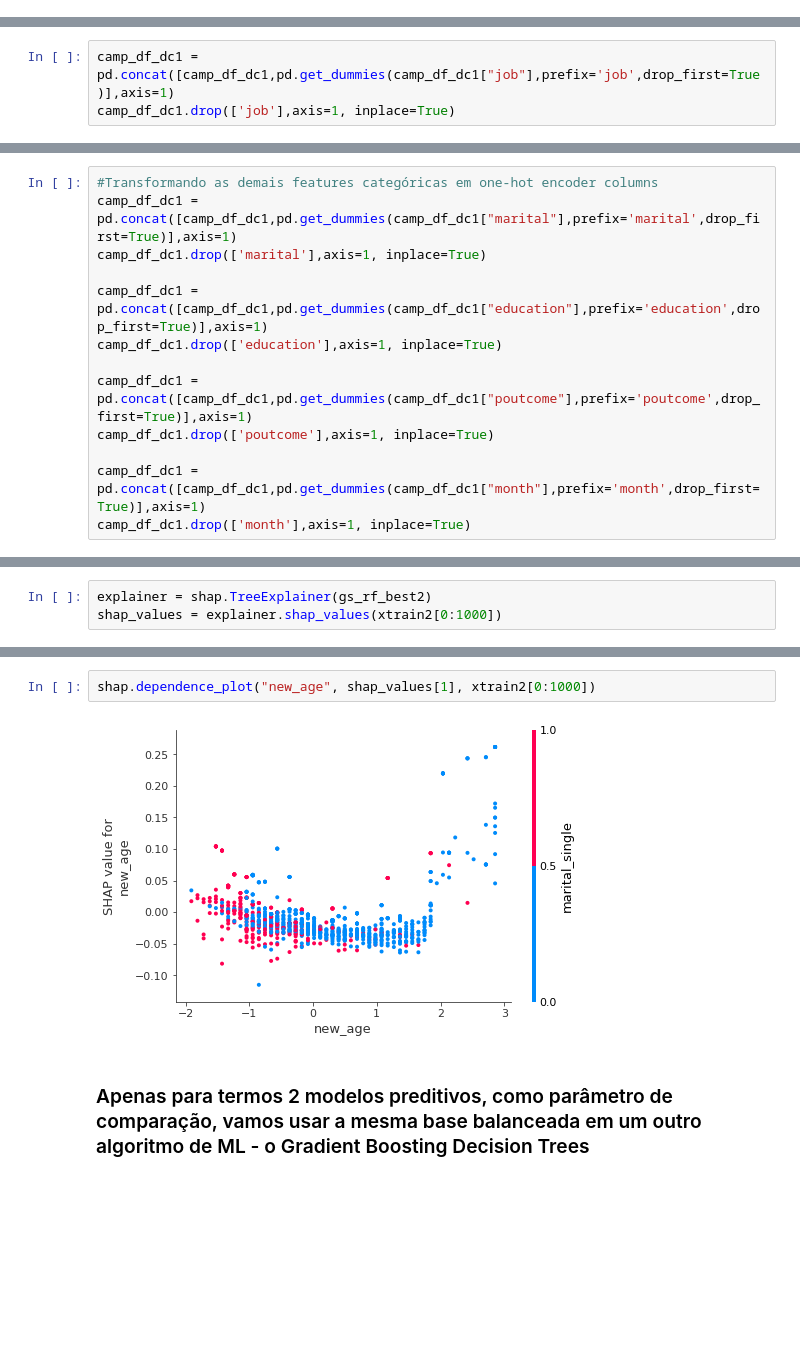
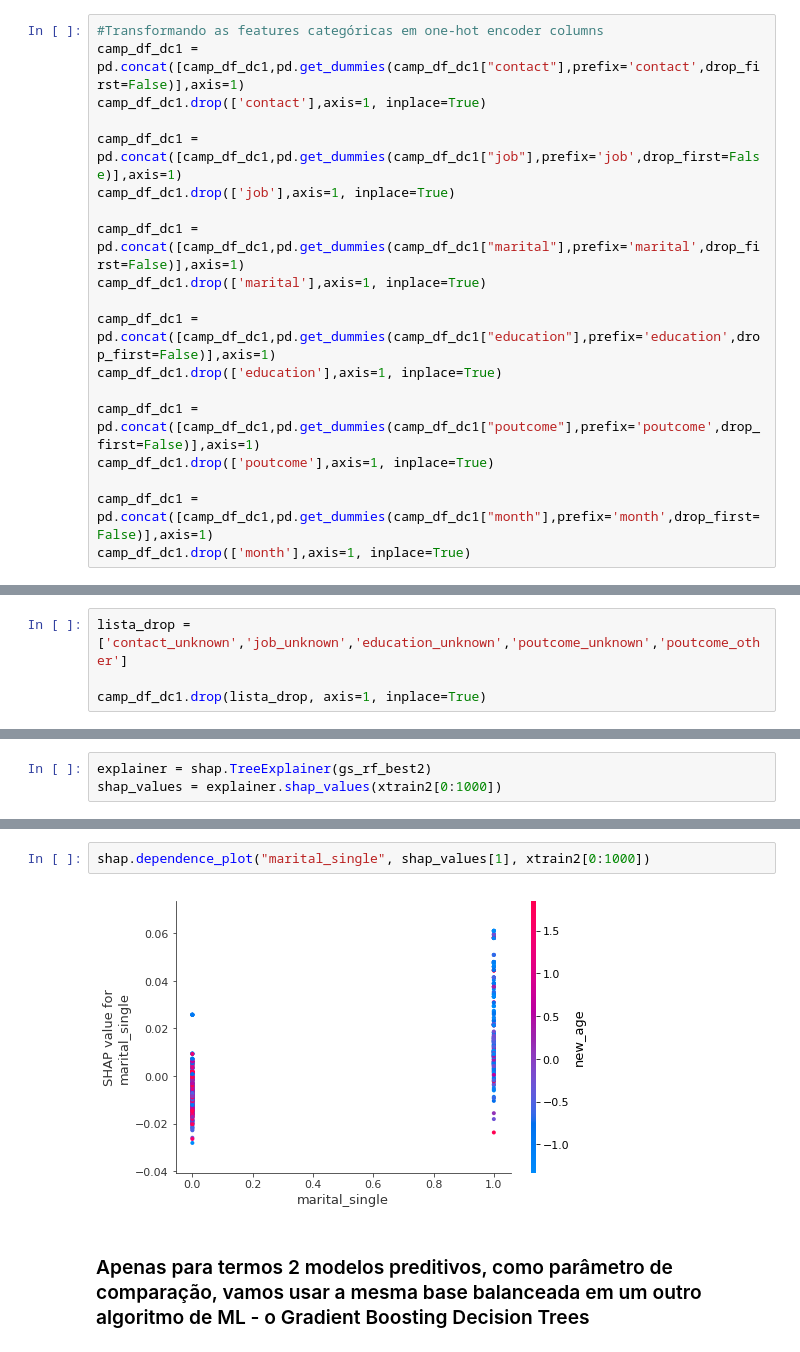
Before and after one commit to robertosp87/data-insight-assessment, a Jupyter notebook: Data_Insight_Assessment_T10_HN_RS.ipynb, the cells around one changed output, grey strips where cells are left out. Cells and saved outputs as stored; diff of their text form; blank space fills up the shorter version.

```diff
--- a/Data_Insight_Assessment_T10_HN_RS.ipynb
+++ b/Data_Insight_Assessment_T10_HN_RS.ipynb
@@ -402,3 +397,22 @@ camp_df_dc1.drop(['contact'],axis=1, inplace=True)
+# %%
+#Transformando as features categóricas em one-hot encoder columns
+camp_df_dc1 = pd.concat([camp_df_dc1,pd.get_dummies(camp_df_dc1["contact"],prefix='contact',drop_first=False)],axis=1)
+camp_df_dc1.drop(['contact'],axis=1, inplace=True)
+
+camp_df_dc1 = pd.concat([camp_df_dc1,pd.get_dummies(camp_df_dc1["job"],prefix='job',drop_first=False)],axis=1)
+camp_df_dc1.drop(['job'],axis=1, inplace=True)
+
+camp_df_dc1 = pd.concat([camp_df_dc1,pd.get_dummies(camp_df_dc1["marital"],prefix='marital',drop_first=False)],axis=1)
+camp_df_dc1.drop(['marital'],axis=1, inplace=True)
+
+camp_df_dc1 = pd.concat([camp_df_dc1,pd.get_dummies(camp_df_dc1["education"],prefix='education',drop_first=False)],axis=1)
+camp_df_dc1.drop(['education'],axis=1, inplace=True)
+
+camp_df_dc1 = pd.concat([camp_df_dc1,pd.get_dummies(camp_df_dc1["poutcome"],prefix='poutcome',drop_first=False)],axis=1)
+camp_df_dc1.drop(['poutcome'],axis=1, inplace=True)
+
+camp_df_dc1 = pd.concat([camp_df_dc1,pd.get_dummies(camp_df_dc1["month"],prefix='month',drop_first=False)],axis=1)
+camp_df_dc1.drop(['month'],axis=1, inplace=True)
 # %%
 camp_df_dc1.columns
 # %% [output]
@@ -408,4 +430 @@ Index(['job', 'marital', 'education', 'default', 'housing', 'loan', 'day',
       dtype='object')
-# %%
-camp_df_dc1 = pd.concat([camp_df_dc1,pd.get_dummies(camp_df_dc1["job"],prefix='job',drop_first=True)],axis=1)
-camp_df_dc1.drop(['job'],axis=1, inplace=True)
@@ -411,0 +433,4 @@ camp_df_dc1.drop(['job'],axis=1, inplace=True)
+# %%
+lista_drop = ['contact_unknown','job_unknown','education_unknown','poutcome_unknown','poutcome_other']
+
+camp_df_dc1.drop(lista_drop, axis=1, inplace=True)
@@ -421,14 +452 @@ Index(['marital', 'education', 'default', 'housing', 'loan', 'day', 'month',
       dtype='object')
-# %%
-#Transformando as demais features categóricas em one-hot encoder columns
-camp_df_dc1 = pd.concat([camp_df_dc1,pd.get_dummies(camp_df_dc1["marital"],prefix='marital',drop_first=True)],axis=1)
-camp_df_dc1.drop(['marital'],axis=1, inplace=True)
-
-camp_df_dc1 = pd.concat([camp_df_dc1,pd.get_dummies(camp_df_dc1["education"],prefix='education',drop_first=True)],axis=1)
-camp_df_dc1.drop(['education'],axis=1, inplace=True)
-
-camp_df_dc1 = pd.concat([camp_df_dc1,pd.get_dummies(camp_df_dc1["poutcome"],prefix='poutcome',drop_first=True)],axis=1)
-camp_df_dc1.drop(['poutcome'],axis=1, inplace=True)
-
-camp_df_dc1 = pd.concat([camp_df_dc1,pd.get_dummies(camp_df_dc1["month"],prefix='month',drop_first=True)],axis=1)
-camp_df_dc1.drop(['month'],axis=1, inplace=True)
@@ -802,7 +790,7 @@ Observe que existe um faixa de idade de clientes solteiros onde há uma maior po
 # %%
-shap.dependence_plot("new_age", shap_values[1], xtrain2[0:1000])
+shap.dependence_plot("marital_single", shap_values[1], xtrain2[0:1000])
 # %% [output]
-[figure, old version]
+[figure, new version]
 # %% [markdown]
 ### Apenas para termos 2 modelos preditivos, como parâmetro de comparação, vamos usar a mesma base balanceada em um outro algoritmo de ML - o Gradient Boosting Decision Trees
 # %%
```
Also changed, not shown: parts of 109 cells of this notebook, 1 other file.
